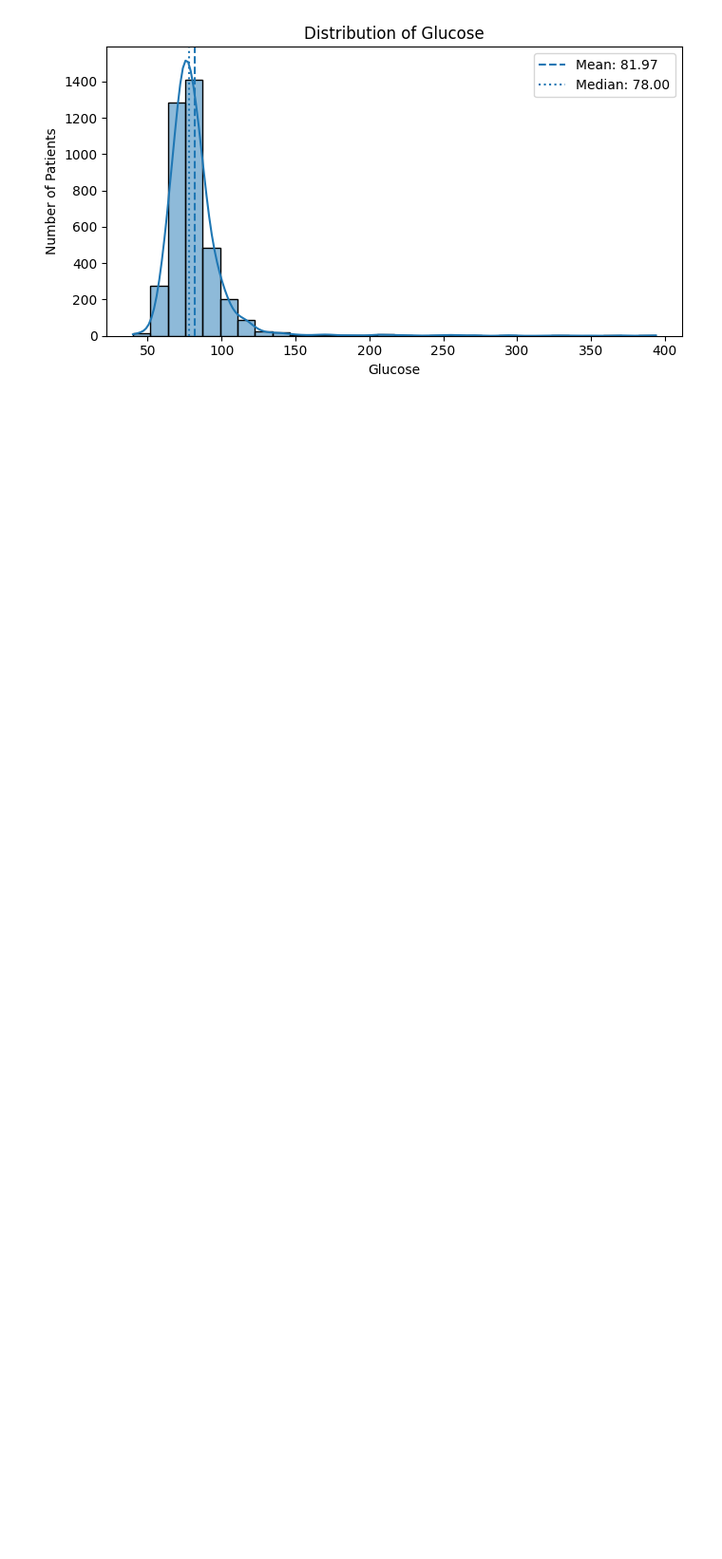
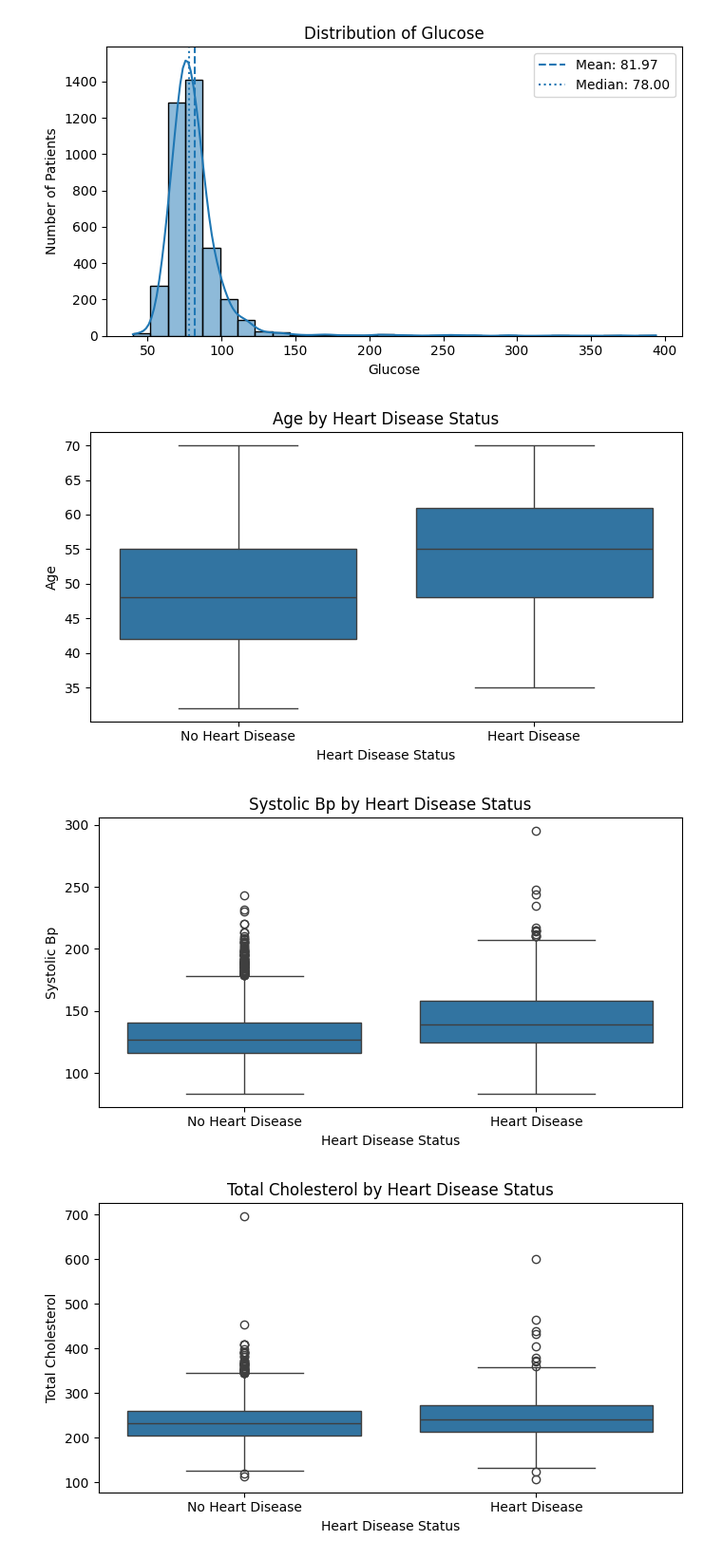
Before and after one commit to SMCodeX7/Heart-Disease-Classification, a Jupyter notebook: notebooks/03-EDA.ipynb, the cells around one changed output. Shown at 95% size. Saved outputs shown, nothing was run; the diff lists cells and outputs as text; code cells hidden in the pictures; blank space fills up the shorter version.

```diff
--- a/notebooks/03-EDA.ipynb
+++ b/notebooks/03-EDA.ipynb
@@ -178,3 +178,38 @@ for column in continuous_columns:
 [figure]
 [figure]
 [figure]
+# %%
+comparison_columns = [
+    "age",
+    "systolic_bp",
+    "total_cholesterol",
+    "bmi",
+    "glucose"
+]
+
+for column in comparison_columns:
+    plt.figure(figsize=(7, 4))
+
+    sns.boxplot(
+        data=df,
+        x="heart_disease",
+        y=column
+    )
+
+    plt.title(
+        f"{column.replace('_', ' ').title()} by Heart Disease Status"
+    )
+    plt.xlabel("Heart Disease Status")
+    plt.ylabel(column.replace("_", " ").title())
+
+    plt.xticks(
+        ticks=[0, 1],
+        labels=["No Heart Disease", "Heart Disease"]
+    )
+
+    plt.tight_layout()
+    plt.show()
+# %% [output]
+[figure, added]
+[figure, added]
+[figure, added]
```
Also changed, not shown: parts of 1 cell of this notebook.
